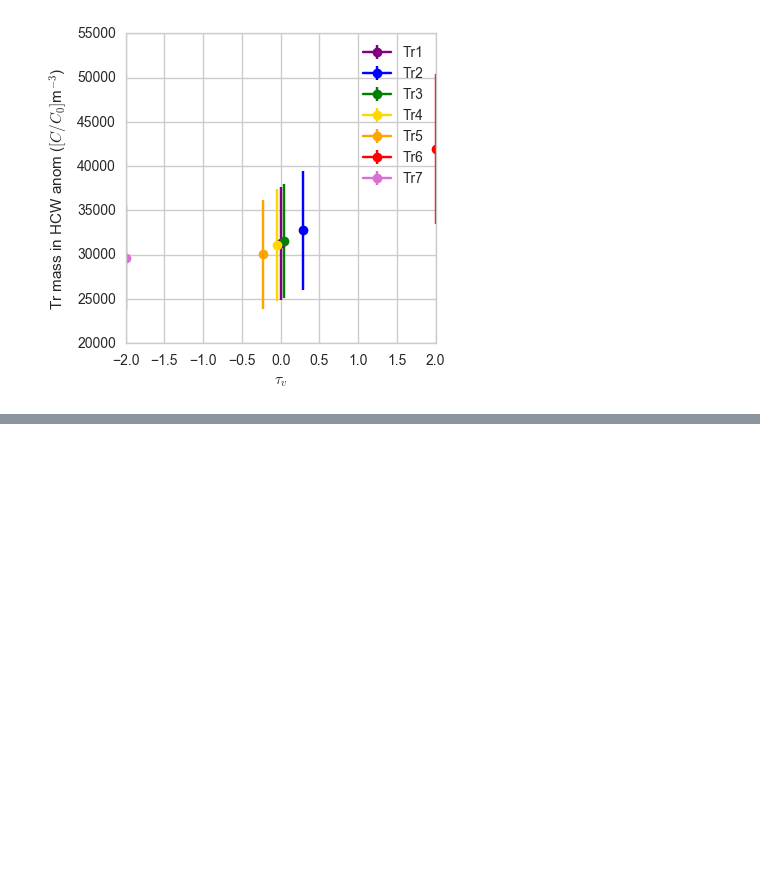
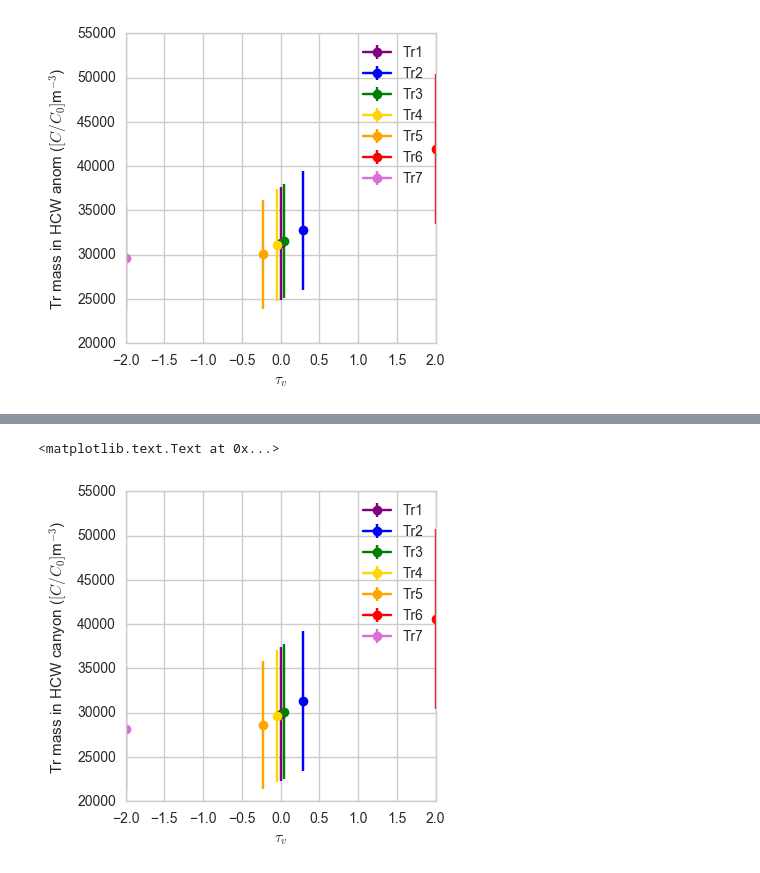
Before and after one commit to UBC-MOAD/outputanalysisnotebooks, a Jupyter notebook: NutrientProfiles/Parabolic/HCW_and_TracerMassOnShelf_ParabolicProfiles.ipynb, the cells around one changed output, grey strips where cells are left out. Drawn from its saved outputs; the diff is of its cells as text; code cells hidden in the pictures; blank space fills up the shorter version.

```diff
--- a/NutrientProfiles/Parabolic/HCW_and_TracerMassOnShelf_ParabolicProfiles.ipynb
+++ b/NutrientProfiles/Parabolic/HCW_and_TracerMassOnShelf_ParabolicProfiles.ipynb
@@ -169,0 +167,17 @@ ax.set_ylabel('Tr mass in HCW anom ($[C/C_0]$m$^{-3}$)')
+# %%
+fig,ax = plt.subplots(1,1,figsize=(4,4))
+
+for TrMass, tau, lab, col in zip(Mass_list,tau_v,labels,colours):
+
+    mass_can_eff = dfLWR[TrMass]
+    PhiTr = np.mean(np.array([(mass_can_eff[ii]-mass_can_eff[ii-1])/(time[ii]-time[ii-1]) for ii in range (8,15)]))
+    PhiTr_std = np.std(np.array([(mass_can_eff[ii]-mass_can_eff[ii-1])/(time[ii]-time[ii-1]) for ii in range (8,15)]))
+
+    ax.errorbar(tau, PhiTr, yerr=PhiTr_std, color=col, label=lab, marker='o')
+
+ax.legend(loc=0)
+ax.set_xlabel(r'$\tau_v$')
+ax.set_ylabel('Tr mass in HCW canyon ($[C/C_0]$m$^{-3}$)')
+# %% [output]
+<matplotlib.text.Text at 0x...>
+[figure, added]
```
Also changed, not shown: parts of 1 cell of this notebook, 4 other files.
